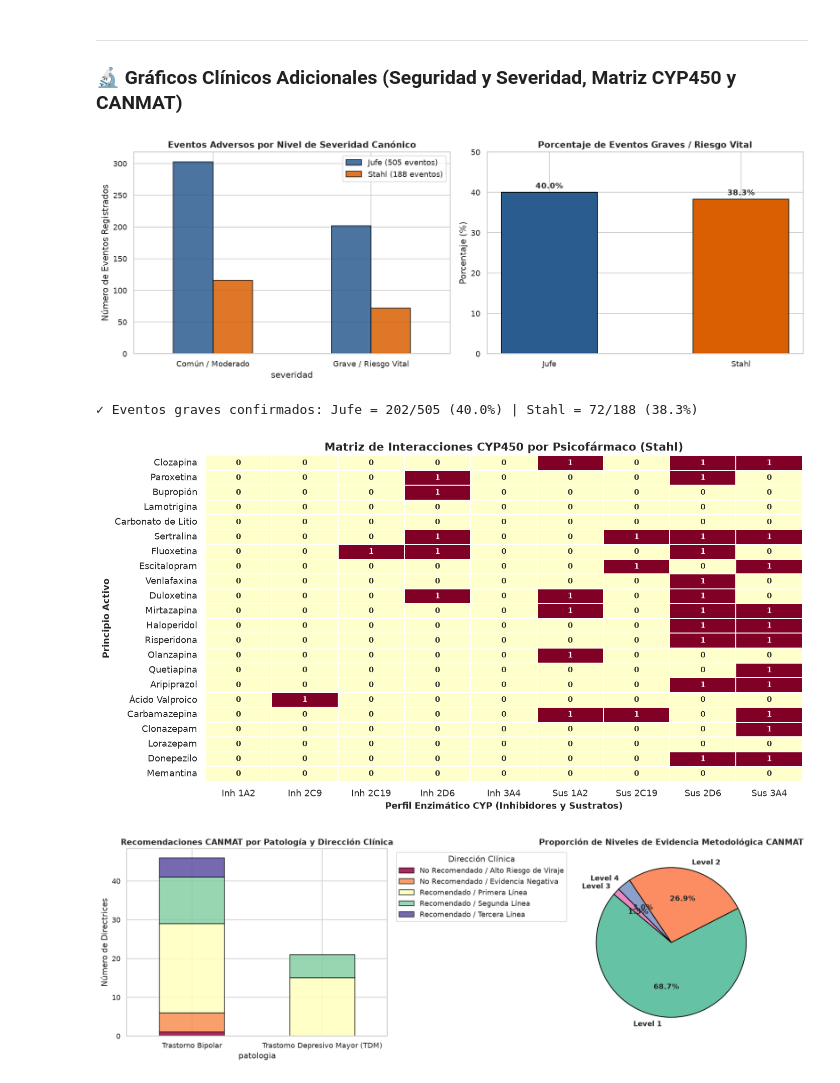
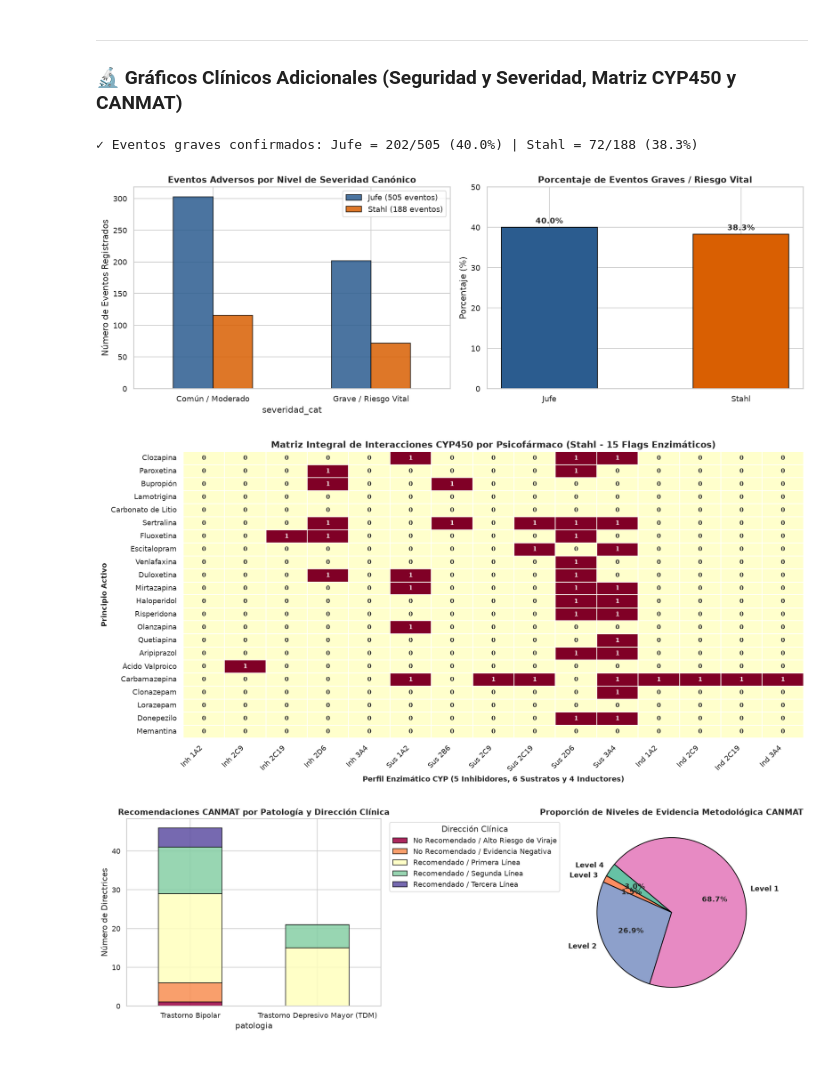
Before and after one commit to anacolinaarismendi/Sofia, a Jupyter notebook: notebooks/02_analisis_exploratorio_eda.ipynb, the cells around one changed output. Drawn from its saved outputs; the diff is of its cells as text; code cells hidden in the pictures.

```diff
--- a/notebooks/02_analisis_exploratorio_eda.ipynb
+++ b/notebooks/02_analisis_exploratorio_eda.ipynb
@@ -436,14 +511,19 @@ def normalizar_cadena(texto):
     limpio = re.sub(r'\s+', ' ', sin_tildes).strip().upper()
     return limpio
 
-# Aplicar normalización vectorizada a columnas textuales
+# Aplicar normalización a columnas textuales mediante .apply() con normalizador canónico
 df_jufe['farmaco_norm'] = df_jufe['farmaco'].apply(normalizar_cadena)
 df_stahl['farmaco_norm'] = df_stahl['farmaco'].apply(normalizar_cadena)
 df_corpus['titulo_norm'] = df_corpus['titulo'].apply(normalizar_cadena)
 
-# Extracción de características textuales con expresiones regulares
-ejemplo_texto = df_jufe[['farmaco', 'posologia']].head(3)
-print("Ejemplo de normalización y previsualización de texto:")
-for _, row in ejemplo_texto.iterrows():
-    print(f"  • {row['farmaco']}: {str(row['posologia'])[:80]}...")
+# Demostración del uso práctico 1: Emparejamiento determinista entre Jufe y Stahl sin sensibilidad a tildes
+farmacos_comunes_norm = set(df_jufe['farmaco_norm']).intersection(set(df_stahl['farmaco_norm']))
+print("=== APLICACIÓN PRÁCTICA DE COLUMNAS NORMALIZADAS ===")
+print(f"• Coincidencia exacta de nombres Jufe ∩ Stahl usando 'farmaco_norm': {len(farmacos_comunes_norm)}/22 fármacos emparejados al 100%")
+print("  (Resuelve diferencias ortográficas: 'Ácido Valproico' vs 'Acido Valproico', 'Bupropión' vs 'Bupropion').")
+
+# Demostración del uso práctico 2: Búsqueda léxica canónica en el Corpus RAG
+consulta_demo = normalizar_cadena("bupropión")
+docs_encontrados = df_corpus[df_corpus['titulo_norm'].str.contains(consulta_demo, na=False)]
+print(f"• Búsqueda insensible a tildes de '{consulta_demo}' en Corpus RAG: {len(docs_encontrados)} documentos recuperados (" + ", ".join(docs_encontrados['id'].tolist()[:3]) + ").")
 # %% [output]
@@ -1232,8 +1439,9 @@ Total códigos ATC nivel 5 identificados:
 # 1. Distribución de Severidad de Eventos Adversos (Jufe vs Stahl) con vocabulario canónico
 fig, axes = plt.subplots(1, 2, figsize=(14, 5))
 
-conteo_jufe = df_jufe_efectos['severidad'].value_counts()
-conteo_stahl = df_stahl_eventos['severidad'].value_counts()
+# Usar variables categóricas ordenadas para preservar el orden canónico [Común / Moderado, Grave / Riesgo Vital]
+conteo_jufe = df_jufe_efectos['severidad_cat'].value_counts()
+conteo_stahl = df_stahl_eventos['severidad_cat'].value_counts()
 
 df_sev = pd.DataFrame({
     f"Jufe ({len(df_jufe_efectos)} eventos)": conteo_jufe,
@@ -1261,52 +1469,61 @@ plt.show()
 
 print(f"✓ Eventos graves confirmados: Jufe = {conteo_jufe.get(GRAVE, 0)}/{len(df_jufe_efectos)} ({pct_jufe_grave:.1f}%) | Stahl = {conteo_stahl.get(GRAVE, 0)}/{len(df_stahl_eventos)} ({pct_stahl_grave:.1f}%)")
 
-# 2. Matriz de Calor de Citocromos CYP450 (Stahl - 22 Fármacos Clave)
+# 2. Matriz de Calor de Citocromos CYP450 Completa (Stahl - 22 Fármacos y 15 Flags Enzimáticos)
+# Incluye los 5 inhibidores, 6 sustratos y 4 inductores enzimáticos
 cyp_cols_map = [
+    # 5 Inhibidores
     ('inhibe_cyp1a2', 'Inh 1A2'), ('inhibe_cyp2c9', 'Inh 2C9'),
     ('inhibe_cyp2c19', 'Inh 2C19'), ('inhibe_cyp2d6', 'Inh 2D6'),
-    ('inhibe_cyp3a4', 'Inh 3A4'), ('sustrato_cyp1a2', 'Sus 1A2'),
-    ('sustrato_cyp2c19', 'Sus 2C19'), ('sustrato_cyp2d6', 'Sus 2D6'),
-    ('sustrato_cyp3a4', 'Sus 3A4')
+    ('inhibe_cyp3a4', 'Inh 3A4'),
+    # 6 Sustratos (incluye 2B6 y 2C9)
+    ('sustrato_cyp1a2', 'Sus 1A2'), ('sustrato_cyp2b6', 'Sus 2B6'),
+    ('sustrato_cyp2c9', 'Sus 2C9'), ('sustrato_cyp2c19', 'Sus 2C19'),
+    ('sustrato_cyp2d6', 'Sus 2D6'), ('sustrato_cyp3a4', 'Sus 3A4'),
+    # 4 Inductores (refleja la pan-inducción de Carbamazepina)
+    ('inductor_cyp1a2', 'Ind 1A2'), ('inductor_cyp2c9', 'Ind 2C9'),
+    ('inductor_cyp2c19', 'Ind 2C19'), ('inductor_cyp3a4', 'Ind 3A4')
 ]
 
 cols_existentes = [c for c, _ in cyp_cols_map if c in df_stahl.columns]
 nombres_legibles = [n for c, n in cyp_cols_map if c in df_stahl.columns]
 
 matriz_cyp = df_stahl.set_index('farmaco')[cols_existentes]
 matriz_cyp.columns = nombres_legibles
 
-plt.figure(figsize=(12, 6.5))
+plt.figure(figsize=(15, 7.5))
 sns.heatmap(matriz_cyp, annot=True, cmap='YlOrRd', cbar=False, linewidths=1.0, linecolor='white',
             annot_kws={'size': 9, 'weight': 'bold'})
-plt.title('Matriz de Interacciones CYP450 por Psicofármaco (Stahl)', fontsize=13, fontweight='bold')
-plt.xlabel('Perfil Enzimático CYP (Inhibidores y Sustratos)', fontsize=11, fontweight='bold')
+plt.title('Matriz Integral de Interacciones CYP450 por Psicofármaco (Stahl - 15 Flags Enzimáticos)', fontsize=13, fontweight='bold')
+plt.xlabel('Perfil Enzimático CYP (5 Inhibidores, 6 Sustratos y 4 Inductores)', fontsize=11, fontweight='bold')
 plt.ylabel('Principio Activo', fontsize=11, fontweight='bold')
+plt.xticks(rotation=45, ha='right')
 plt.tight_layout()
 plt.show()
 
 # 3. Directrices CANMAT e ISBD 2018: Metodología vs Dirección Clínica
 fig, axes = plt.subplots(1, 2, figsize=(15, 5))
 
 ct_canmat = pd.crosstab(df_canmat['patologia'], df_canmat['direccion_evidencia'])
 ct_canmat.plot(kind='bar', stacked=True, ax=axes[0], colormap='Spectral', edgecolor='black', alpha=0.85)
 axes[0].set_title('Recomendaciones CANMAT por Patología y Dirección Clínica', fontsize=12, fontweight='bold')
 axes[0].set_ylabel('Número de Directrices')
 axes[0].tick_params(axis='x', rotation=0)
 axes[0].legend(title='Dirección Clínica', bbox_to_anchor=(1.02, 1), loc='upper left')
 
-conteo_ev = df_canmat['nivel_evidencia'].value_counts()
+# Usar variable categórica ordenada para nivel_evidencia (Level 1 -> Level 2 -> Level 3 -> Level 4)
+conteo_ev = df_canmat['nivel_evidencia_cat'].value_counts().sort_index()
 axes[1].pie(conteo_ev.values, labels=conteo_ev.index, autopct='%1.1f%%', startangle=140,
             colors=sns.color_palette('Set2', len(conteo_ev)),
             wedgeprops={'edgecolor': 'black', 'linewidth': 1.2}, textprops={'fontsize': 11, 'weight': 'bold'})
 axes[1].set_title('Proporción de Niveles de Evidencia Metodológica CANMAT', fontsize=12, fontweight='bold')
 plt.tight_layout()
 plt.show()
 # %% [output]
+✓ Eventos graves confirmados: Jufe = 202/505 (40.0%) | Stahl = 72/188 (38.3%)
-[figure, old version]
+[figure, new version]
-✓ Eventos graves confirmados: Jufe = 202/505 (40.0%) | Stahl = 72/188 (38.3%)
-[figure, old version]
+[figure, new version]
-[figure, old version]
+[figure, new version]
 # %% [markdown]
 ---
 <a id="eda-conclusiones-finales"></a>
```
Also changed, not shown: parts of 41 cells of this notebook, 2 other files.
